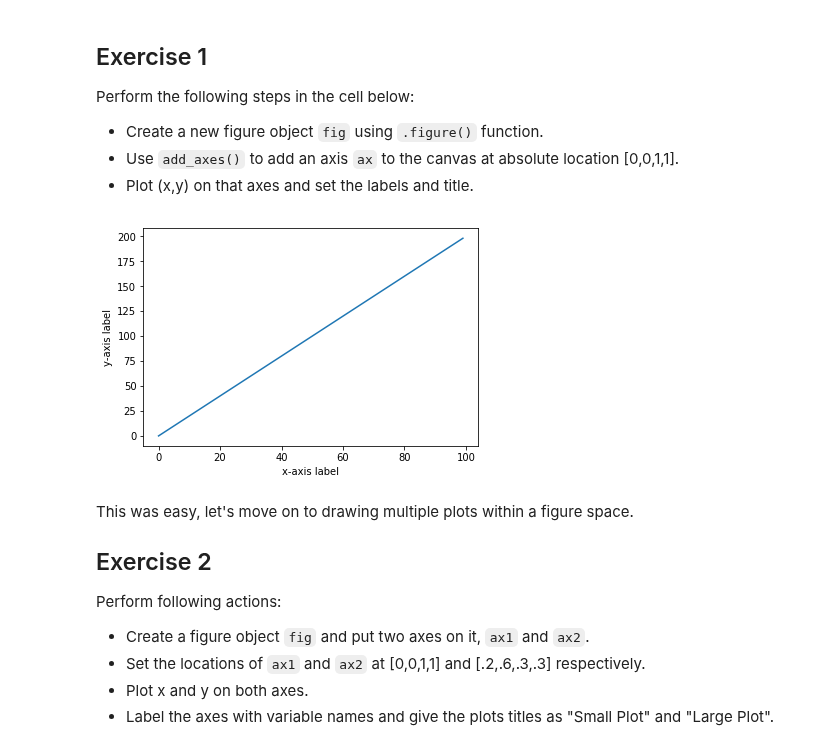
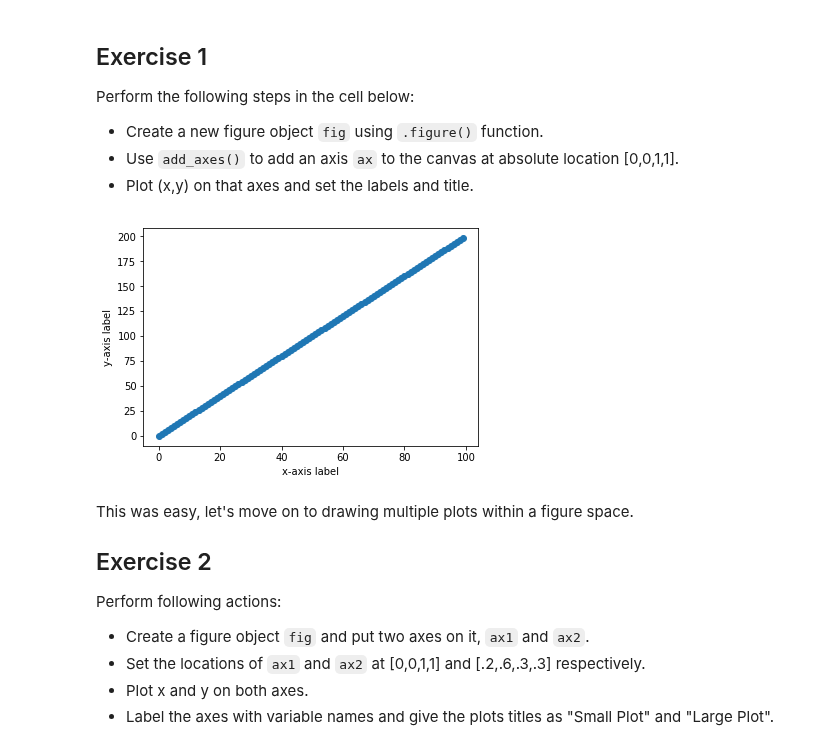
Before and after one commit to jnawjux/dsc-1-03-13-customizing-visualizations-with-matplotlib-lab-seattle-ds-career-040119, a Jupyter notebook: index.ipynb, the cells around one changed output. Cells and saved outputs as stored; diff of their text form; code cells hidden in the pictures.

```diff
--- a/index.ipynb
+++ b/index.ipynb
@@ -64,12 +64,12 @@ Perform the following steps in the cell below:
 # %%
 fun = plt.figure()
 fun.add_axes(ax= [0,0,1,1])
-plt.plot(x,y)
+plt.scatter(x,y)
 plt.xlabel('x-axis label')
 plt.ylabel('y-axis label')
 plt.show()
 # %% [output]
-[figure, old version]
+[figure, new version]
 # %% [markdown]
 This was easy, let's move on to drawing multiple plots within a figure space.
 
```
